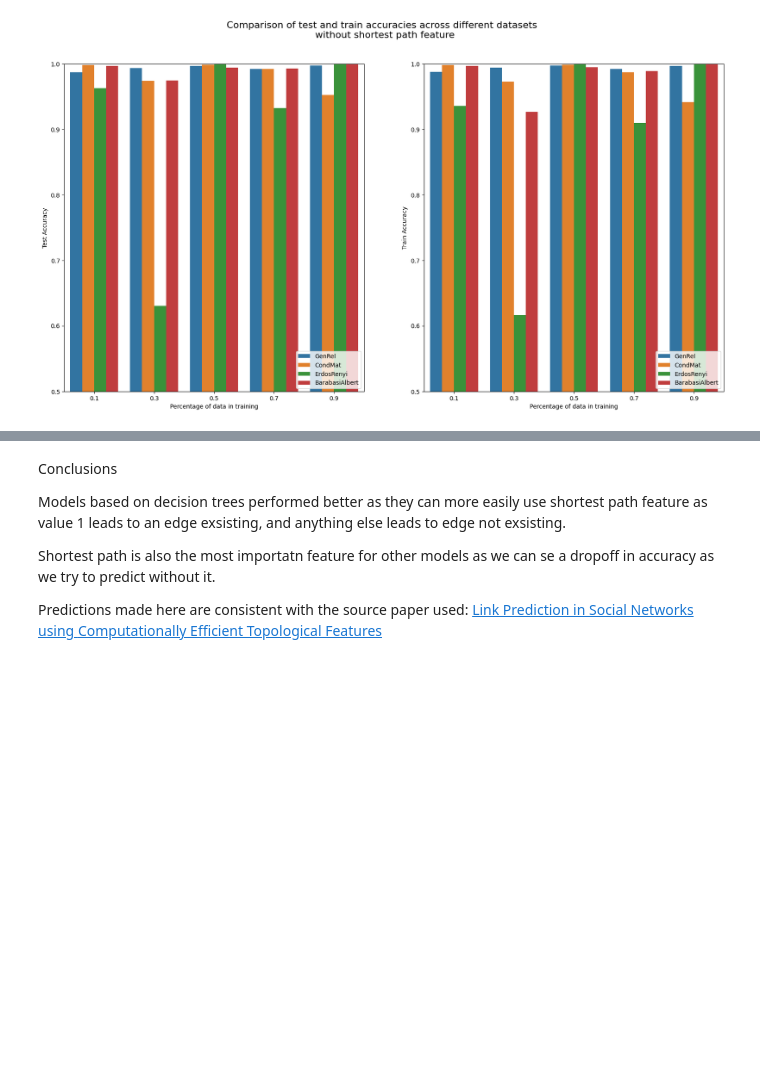
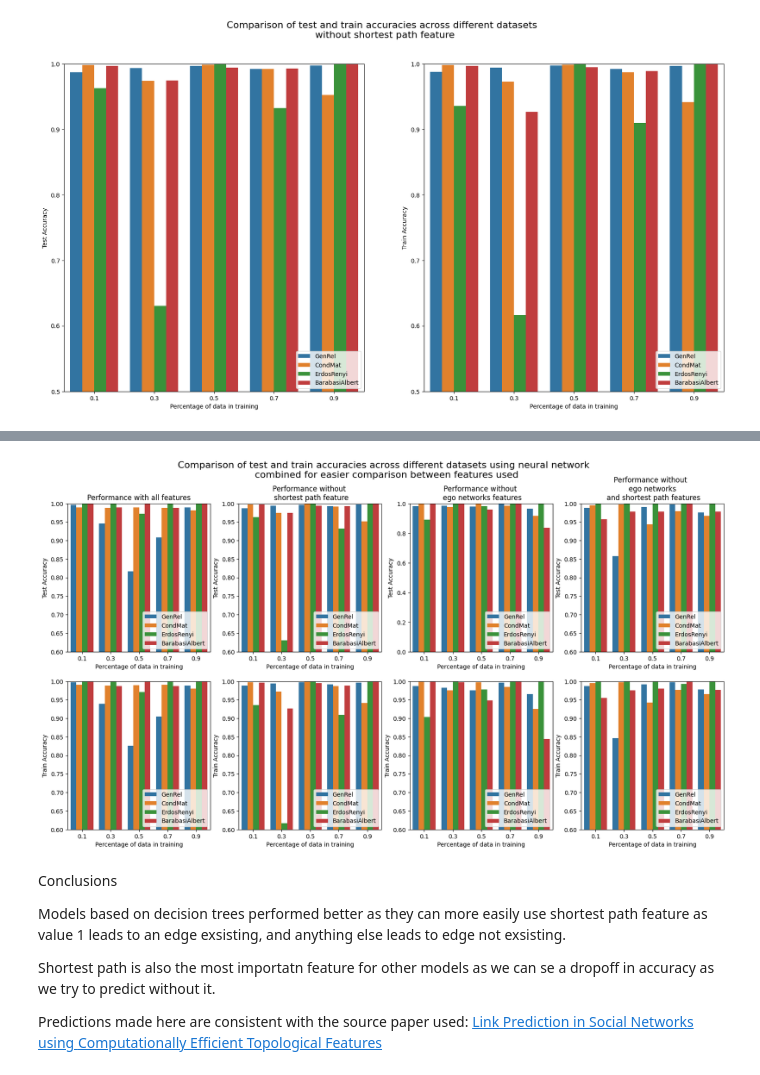
Before and after one commit to Stefan485/Link-prediction-in-social-networks, a Jupyter notebook: report.ipynb, the cells around one changed output, grey strips where cells are left out. Saved outputs shown, nothing was run; the diff lists cells and outputs as text; code cells hidden in the pictures; blank space fills up the shorter version.

```diff
--- a/report.ipynb
+++ b/report.ipynb
@@ -236,3 +232,41 @@ fig.suptitle('Comparison of test and train accuracies across different datasets
+# %%
+performance_all = pd.read_csv('performance/neural_network_performance_all.csv')
+performance_wihtout_shortest_path = pd.read_csv('performance/neural_network_performance_without_shortest_path.csv')
+performance_without_ego = pd.read_csv('performance/neural_network_performance_without_ego.csv')
+performance_without_ego_and_shortest_path = pd.read_csv('performance/neural_network_performance_without_ego_and_shortest_path.csv')
+# %%
+fig, axes = plt.subplots(nrows=2, ncols=4, figsize=(20, 10))
+sns.barplot(data=performance_all, x='Percentage of data in training', y='Test Accuracy', hue='Dataset', ax=axes[0][0])
+sns.barplot(data=performance_wihtout_shortest_path, x='Percentage of data in training', y='Test Accuracy', hue='Dataset', ax=axes[0][1])
+sns.barplot(data=performance_without_ego, x='Percentage of data in training', y='Test Accuracy', hue='Dataset', ax=axes[0][2])
+sns.barplot(data=performance_without_ego_and_shortest_path, x='Percentage of data in training', y='Test Accuracy', hue='Dataset', ax=axes[0][3])
+axes[0][0].set_ylim(0.6, 1)
+axes[0][1].set_ylim(0.6, 1)
+axes[0][2].set_ylim(0., 1)
+axes[0][3].set_ylim(0.6, 1)
+axes[0][0].set_title('Performance with all features')
+axes[0][1].set_title('Performance without \n shortest path feature')
+axes[0][2].set_title('Performance without \n ego networks features')
+axes[0][3].set_title('Performance without  \n ego networks \n and shortest path features')
+axes[0][0].legend(loc='lower right')
+axes[0][1].legend(loc='lower right')
+axes[0][2].legend(loc='lower right')
+axes[0][3].legend(loc='lower right')
+sns.barplot(data=performance_all, x='Percentage of data in training', y='Train Accuracy', hue='Dataset', ax=axes[1][0])
+sns.barplot(data=performance_wihtout_shortest_path, x='Percentage of data in training', y='Train Accuracy', hue='Dataset', ax=axes[1][1])
+sns.barplot(data=performance_without_ego, x='Percentage of data in training', y='Train Accuracy', hue='Dataset', ax=axes[1][2])
+sns.barplot(data=performance_without_ego_and_shortest_path, x='Percentage of data in training', y='Train Accuracy', hue='Dataset', ax=axes[1][3])
+axes[1][0].set_ylim(0.6, 1)
+axes[1][1].set_ylim(0.6, 1)
+axes[1][2].set_ylim(0.6, 1)
+axes[1][3].set_ylim(0.6, 1)
+axes[1][0].legend(loc='lower right')
+axes[1][1].legend(loc='lower right')
+axes[1][2].legend(loc='lower right')
+axes[1][3].legend(loc='lower right')
+fig.suptitle('Comparison of test and train accuracies across different datasets using neural network \n combined for easier comparison between features used', fontsize=16)
+# %% [output]
+[figure, added]
 # %% [markdown]
 Conclusions
 
```
Also changed, not shown: parts of 5 cells of this notebook.
